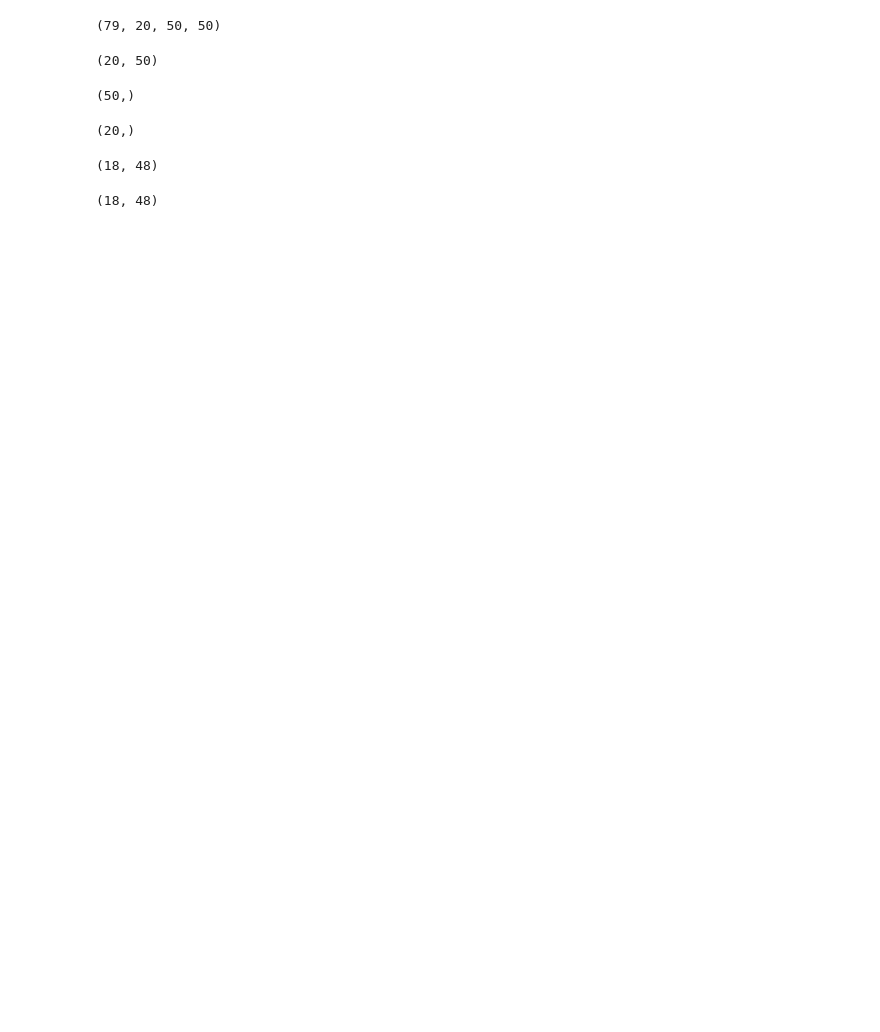
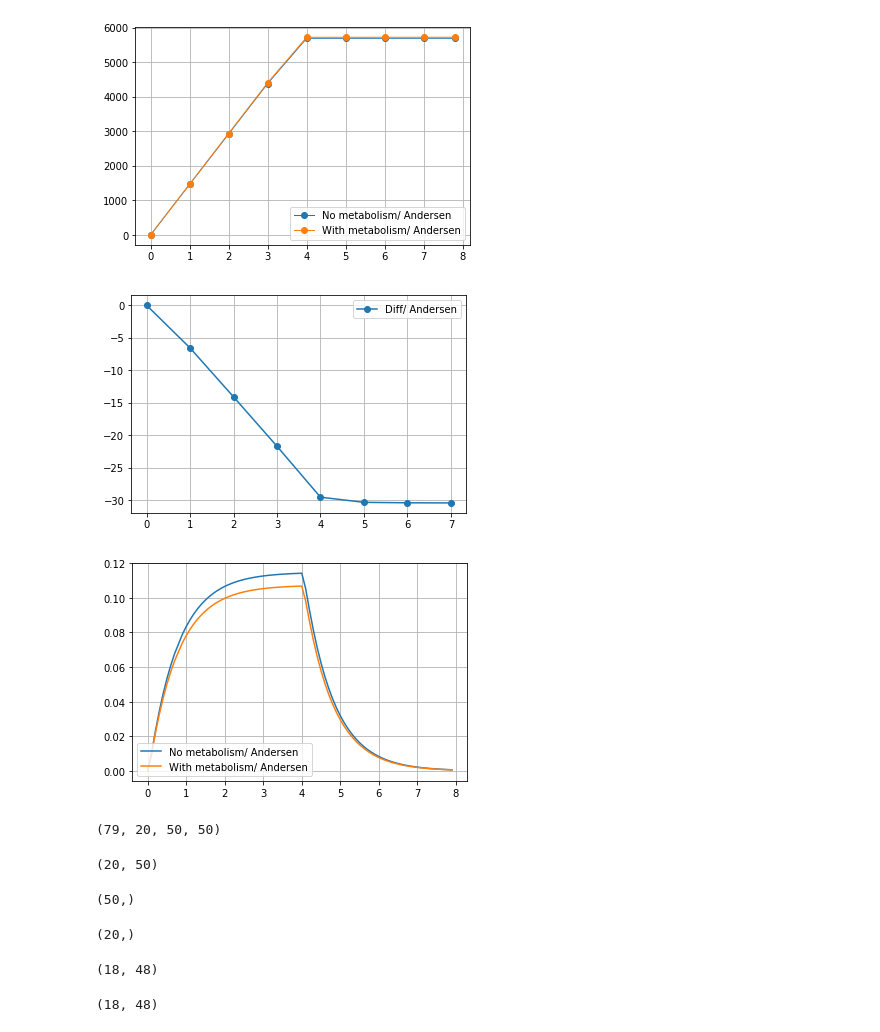
Before and after one commit to almaredan/TDD_Diffusion, a Jupyter notebook: finitediff.ipynb, the cells around one changed output. Saved outputs shown, nothing was run; the diff lists cells and outputs as text; code cells hidden in the pictures; blank space fills up the shorter version.

```diff
--- a/finitediff.ipynb
+++ b/finitediff.ipynb
@@ -51,3 +75,66 @@ plt.show()
+# %%
+data = loadmat('A_no_m-m.mat')
+constants = loadmat('add.mat')
+
+C_time = data['And0'][0][0][0]
+
+Cb_time = data['And0'][0][0][1]
+
+D = 7*10**(-8)
+dx = constants['dx'][0][0]
+dy = constants['dy'][0][0]
+dz = constants['dz'][0][0]
+constants
+
+i_eff = 0
+
+i_eff = int(i_eff)
+
+times  = []
+fluxes = []
+for t_idx, c in enumerate(C_time):
+    if t_idx != 7:
+        fluxes.append(-D*np.sum((c[11+i_eff]-c[9+i_eff])[20:29,20:29]/dx)*9)
+        times.append(6*t_idx/60)
+
+fluxes1 = fluxes[:7] + [fluxes[6]] + fluxes[7:]
+times1 = times[:7] + [times[6]+0.1]+times[7:]
+
+c_permeated = [0]
+for i in range(1, len(times1)):
+    c_permeated.append(
+        fluxes1[i]*(times1[i]-times1[i-1])*3600 + c_permeated[-1]
+    )
+
+plt.plot(times1[::10]+[times1[-1]],c_permeated[::10]+[c_permeated[-1]], 'o-', label='No metabolism/ Andersen', lw=1)
+plt.plot(times2[::10]+[times2[-1]],c_permeated2[::10]+[c_permeated2[-1]], 'o-', label='With metabolism/ Andersen', lw=1)
+plt.legend()
+plt.grid()
+plt.show()
+
+plt.plot(times1[::10],np.array(c_permeated)[::10]-np.array(c_permeated2)[::10], 'o-', label='Diff/ Andersen')
+plt.legend()
+plt.grid()
+plt.show()
+
+cb_din = [0]
+ts = [0]
+for t_idx, cb in enumerate(Cb_time):
+    if t_idx != 7:
+        cb_din.append(
+            np.sum(cb[10,20:28,20:28])*dy*dz*1e3
+        )
+        ts.append((t_idx+1)*0.1)
+
+plt.plot(ts, cb_din, label='No metabolism/ Andersen')
+plt.plot(ts2, cb_din2, label='With metabolism/ Andersen')
+plt.legend()
+plt.grid()
+plt.show()
+# %% [output]
+[figure, added]
+[figure, added]
+[figure, added]
 # %%
 C_time.shape
 # %% [output]
```
Also changed, not shown: parts of 24 cells of this notebook, 1 other file.
